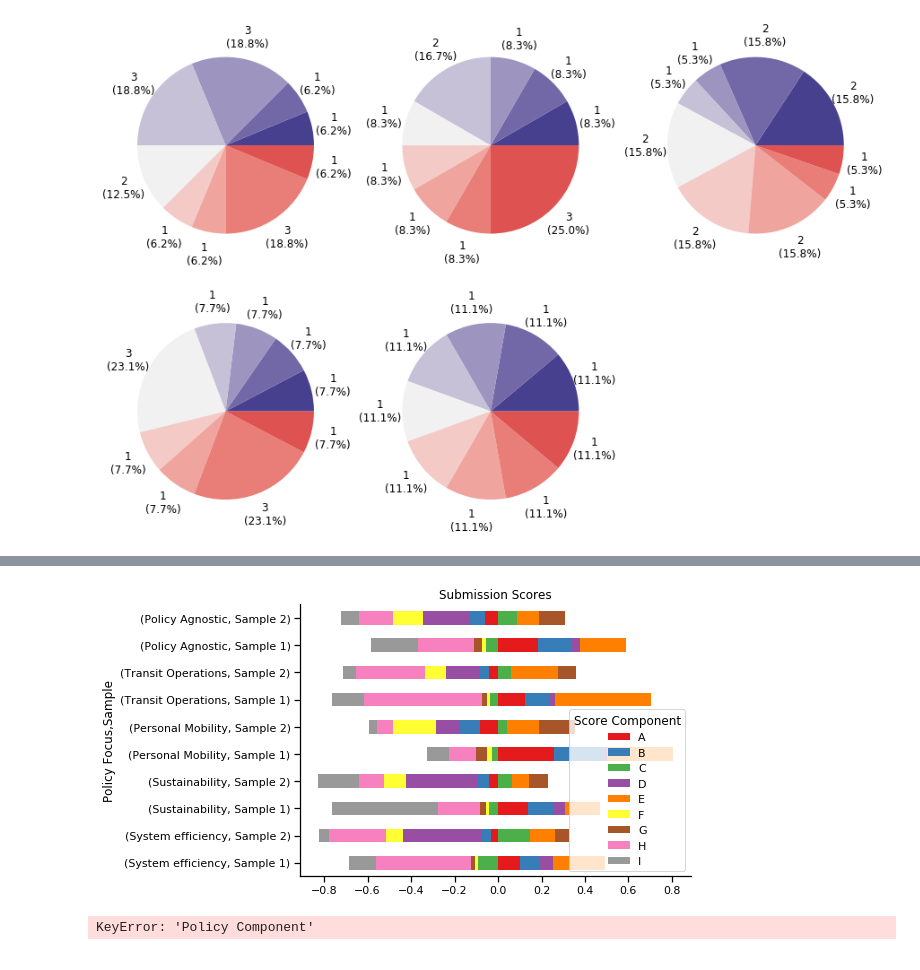
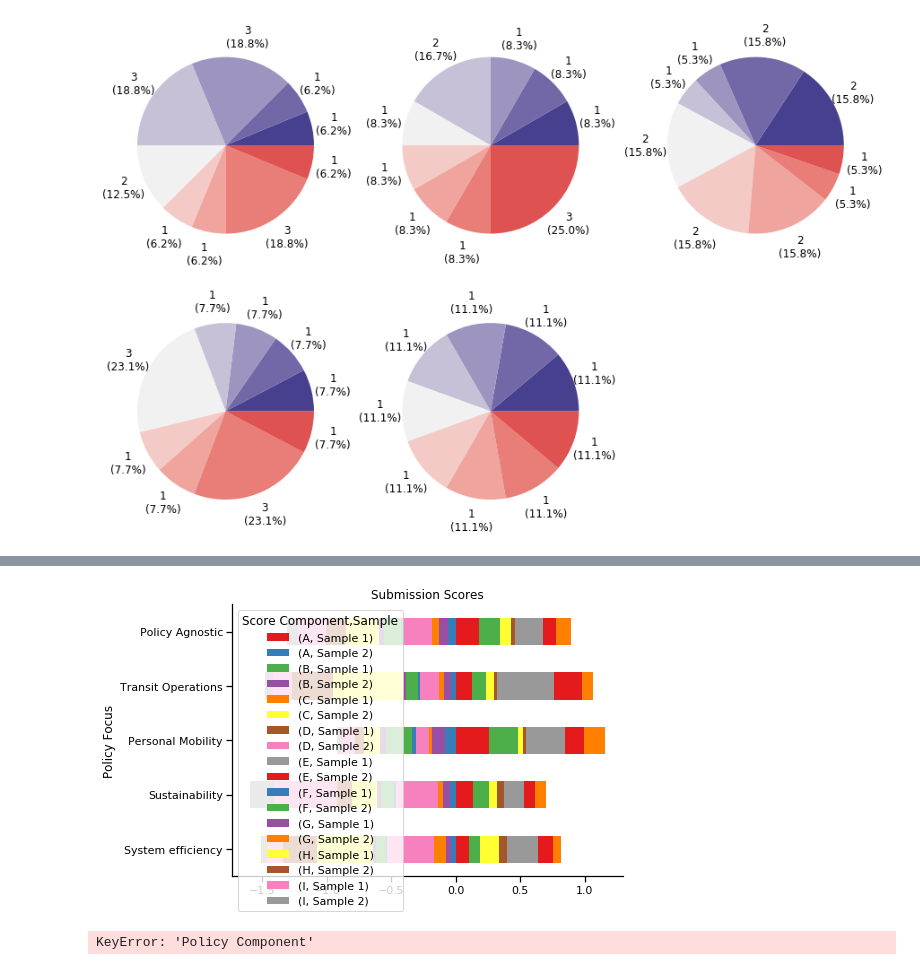
Before and after one commit to bistro-its-berkeley/BISTRO-Starter-Kit, a Jupyter notebook: utilities/RandomSearchResultsAnalysis.ipynb, the cells around one changed output, grey strips where cells are left out. Drawn from its saved outputs; the diff is of its cells as text; code cells hidden in the pictures.

```diff
--- a/utilities/RandomSearchResultsAnalysis.ipynb
+++ b/utilities/RandomSearchResultsAnalysis.ipynb
@@ -656,0 +758,3 @@ for i in range(2):
+# %%
+sns.set_palette("Set1")
+full_df.sum(axis=0).unstack().plot(kind='barh')
@@ -656,0 +764,11 @@ for i in range(2):
+# %%
+sns.set_palette("Accent")
+net = fdf['Sample 1'].sum(axis=1)
+pos = net[net<0]
+neg = net[net>0]
+
+neg_pol = fdf['Sample 1'].loc[neg.index].abs()*-1
+pos_pol = fdf['Sample 1'].loc[pos.index].abs()
+pd.concat([pos_pol,neg_pol]).plot(kind='barh',stacked=True,legend=False)
+plt.legend(loc='lower center', bbox_to_anchor=(0.5, -0.7),
+          ncol=1, fancybox=True, shadow=True,labels=wt_df.columns)
@@ -656,0 +778,8 @@ for i in range(2):
+# %%
+import matplotlib
+matplotlib.style.use('seaborn-white')
+sns.set_palette("Accent")
+
+fdf.T.loc["Sample 1"].T.plot(kind='barh',stacked=True,legend=False)
+plt.legend(loc='lower center', bbox_to_anchor=(0.5, -0.7),
+          ncol=1, fancybox=True, shadow=True,labels=wt_df.columns)
@@ -656,0 +789,8 @@ for i in range(2):
+# %%
+fig, ax = plt.subplots()
+fig.set_size_inches(7,5)
+sns.set_palette("Accent")
+
+fdf.T.loc['Sample 1'].T.plot(kind='barh',stacked=True,legend=False,ax=ax)
+plt.legend(loc='lower center', bbox_to_anchor=(0.5, -0.7),
+          ncol=1, fancybox=True, shadow=True,labels=wt_df.columns)
@@ -657,15 +800,15 @@ for i in range(2):
 # %%
 full_df = pd.concat(dfs,axis=1,keys=wt_df.index)
 sns.set_context('notebook')
 sns.set_palette('Set1')
 fig, ax = plt.subplots()
 fig.set_size_inches(7,5)
 sns.despine()
-final_scores = full_df.T.plot.barh(ax=ax,stacked=True)
+final_scores = full_df.stack().T.plot.barh(ax=ax,stacked=True)
 ax.set_title('Submission Scores')
 plt.savefig('img/random_inputs/final_scores.png',format='png',dpi=150,bbox_inches="tight")
 # %% [output]
-[figure, old version]
+[figure, new version]
 # %%
 df = full_df.T.reset_index().melt(id_vars=['Sample','Policy Focus'])
 sns.FacetGrid(df,col='Policy Component')
```
Also changed, not shown: parts of 36 cells of this notebook, 1 other file.
